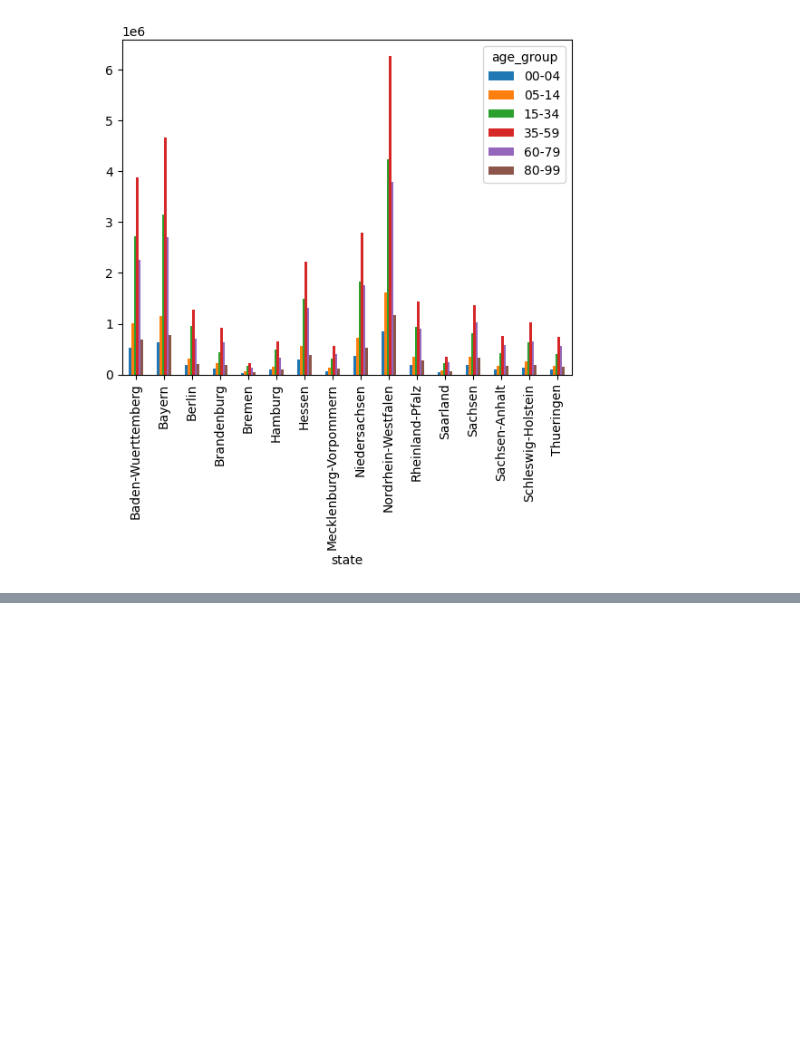
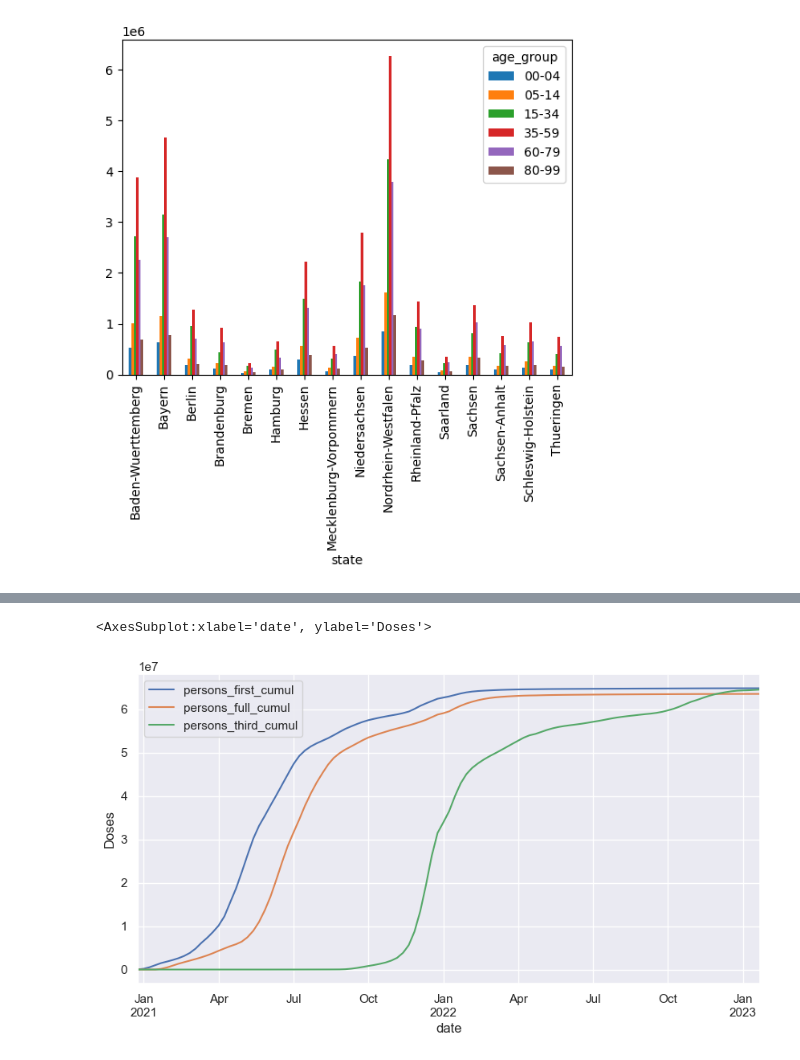
Before and after one commit to doctorf72/Naya-Practical-Data-Science-EDA-Project, a Jupyter notebook: COVID_Germany_Alin.ipynb, the cells around one changed output, grey strips where cells are left out. Saved outputs shown, nothing was run; the diff lists cells and outputs as text; code cells hidden in the pictures; blank space fills up the shorter version.

```diff
--- a/COVID_Germany_Alin.ipynb
+++ b/COVID_Germany_Alin.ipynb
@@ -431,0 +525,7 @@ plt.show()
+# %%
+#What is the percentage of total population is vaccinated?
+week_vac[['persons_first_cumul', 'persons_full_cumul','persons_third_cumul']].plot(ylabel="Doses", figsize=(10,5))
+plt.show()
+# %% [output]
+<AxesSubplot:xlabel='date', ylabel='Doses'>
+[figure, added]
```
Also changed, not shown: parts of 57 cells of this notebook.
